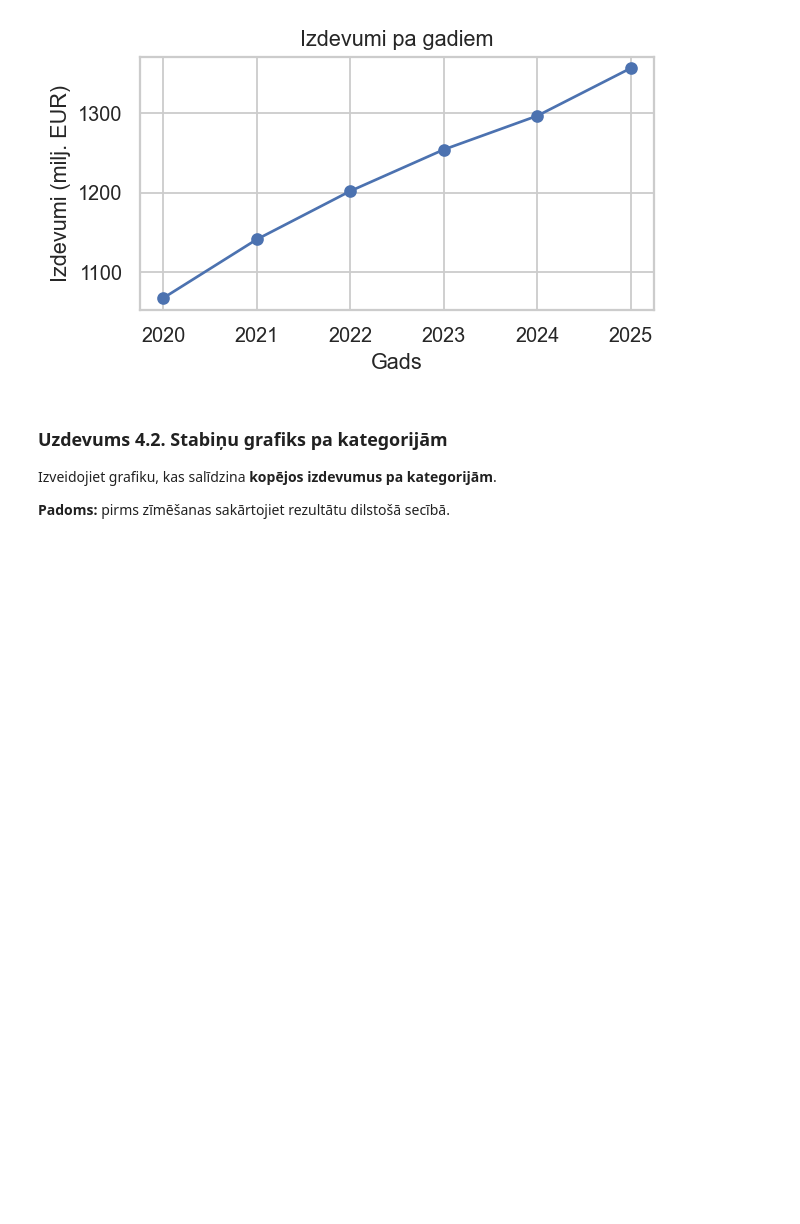
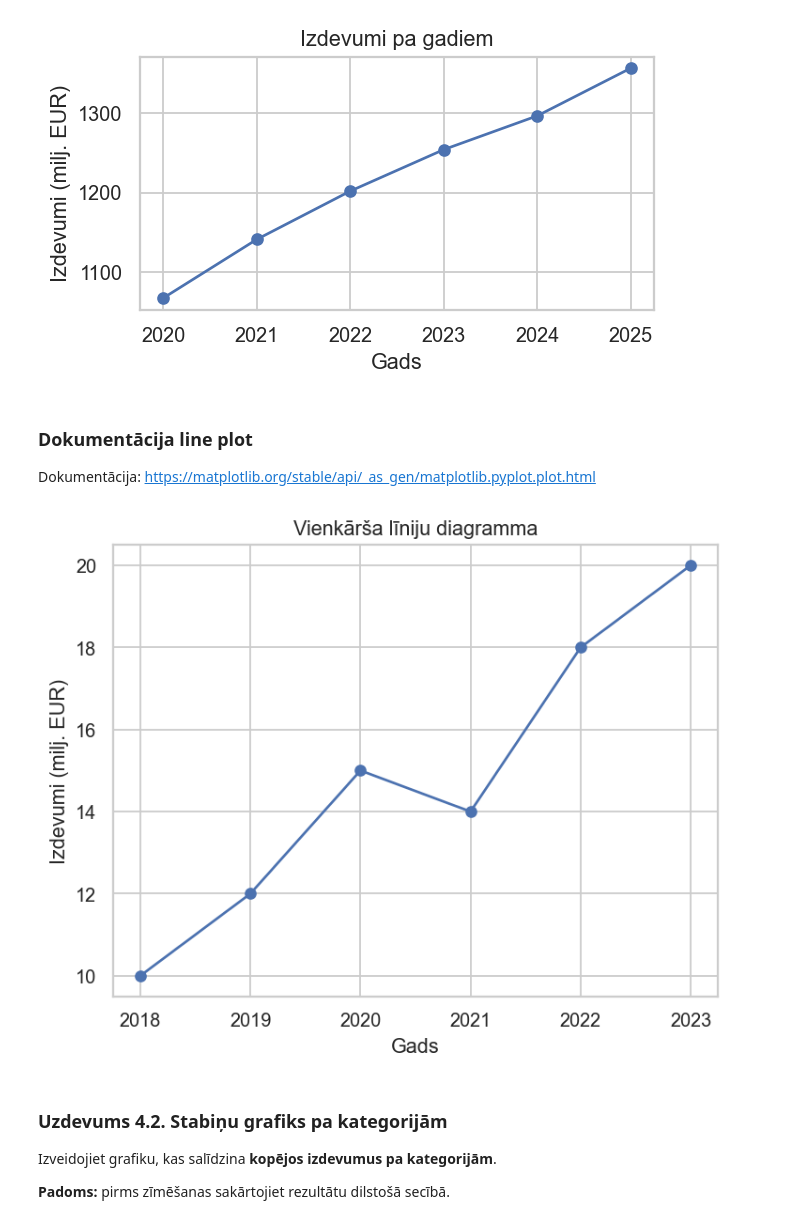
Before and after one commit to ValRCS/RTU_Digitalas_Prasmes_Excel_VBA_Python, a Jupyter notebook: notebooks/python_vizualizacija_student_lv_clear.ipynb, the cells around one changed output. Saved outputs shown, nothing was run; the diff lists cells and outputs as text; code cells hidden in the pictures; blank space fills up the shorter version.

```diff
--- a/notebooks/python_vizualizacija_student_lv_clear.ipynb
+++ b/notebooks/python_vizualizacija_student_lv_clear.ipynb
@@ -268,12 +268,28 @@ plt.show() # show nav obligāts
 # es varētu taisīt daudzas vizualizācijas un glabāt bez show
 # %% [output]
 [figure]
+# %% [markdown]
+### Dokumentācija line plot
+
+Dokumentācija: https://matplotlib.org/stable/api/_as_gen/matplotlib.pyplot.plot.html
 # %%
 # vēl viens svarīgs moments ir ka plt strādā viena šunas ietvaros
 
 # dataframe un citi mainīgie ir pieejami visās šūnās, bet plt.show() un plt.savefig() strādā tikai tajā šūnā, kurā tie ir izsaukti, tāpēc ir svarīgi saprast, ka vizualizācijas tiek renderētas un saglabātas konkrētajā šūnā, kurā tās tiek izveidotas. Ja mēs mēģinātu parādīt vai saglabāt grafiku citā šūnā bez atkārtotas definēšanas, tas nedarbotos, jo plt.plot() un citi vizualizācijas komandas ir jāizsauc tajā pašā šūnā, kurā mēs vēlamies redzēt vai saglabāt rezultātu.
 
 # plt jaunā šūnā būs jaunai vizualizācijai, un ja mēs mēģinātu parādīt iepriekšējo grafiku, tas nedarbotos, jo plt.show() un plt.savefig() strādā tikai tajā šūnā, kurā tie ir izsaukti. Tāpēc ir svarīgi saprast, ka vizualizācijas tiek renderētas un saglabātas konkrētajā šūnā, kurā tās tiek izveidotas. Ja mēs vēlamies redzēt vai saglabāt grafiku citā šūnā, mums jāatkārto vizualizācijas komandas tajā šūnā.
+# %%
+# vēl vienkāršāks līnijdiagrammas piemērs ar Python sarakstiem, bez DataFrame
+gadi = [2018, 2019, 2020, 2021, 2022, 2023]
+izdevumi = [10, 12, 15, 14, 18, 20] # pievienoju vēl vienu gadu, lai saskaņotu ar gadiem
+plt.plot(gadi, izdevumi, marker="o")
+# tādad x un y var būt dažādas datu struktūras, piemēram, saraksti, numpy arrays vai pandas Series, un plt.plot() spēs tās apstrādāt, ja vien tās ir saskaņotas pēc garuma un atbilst x un y asīm.
+plt.xlabel("Gads")
+plt.ylabel("Izdevumi (milj. EUR)")
+plt.title("Vienkārša līniju diagramma")
+plt.show()
+# %% [output]
+[figure, added]
 # %% [markdown]
 ### Uzdevums 4.2. Stabiņu grafiks pa kategorijām
 
```
Also changed, not shown: parts of 15 cells of this notebook, 3 other files.
